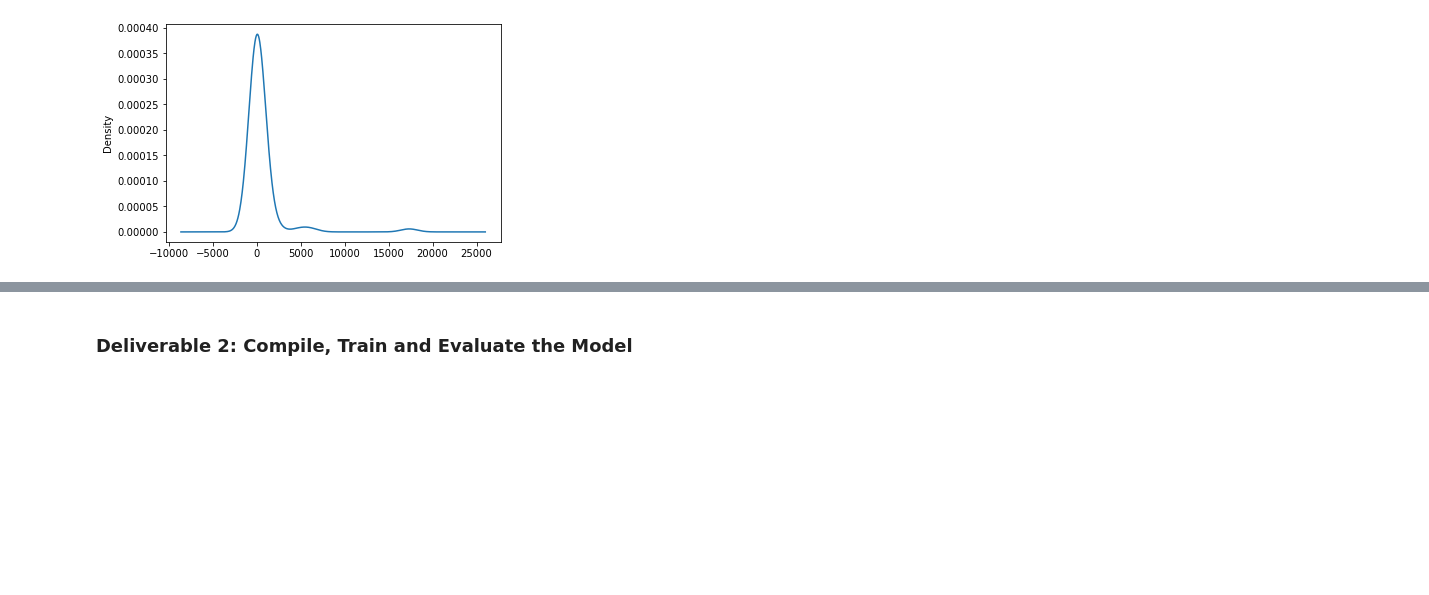
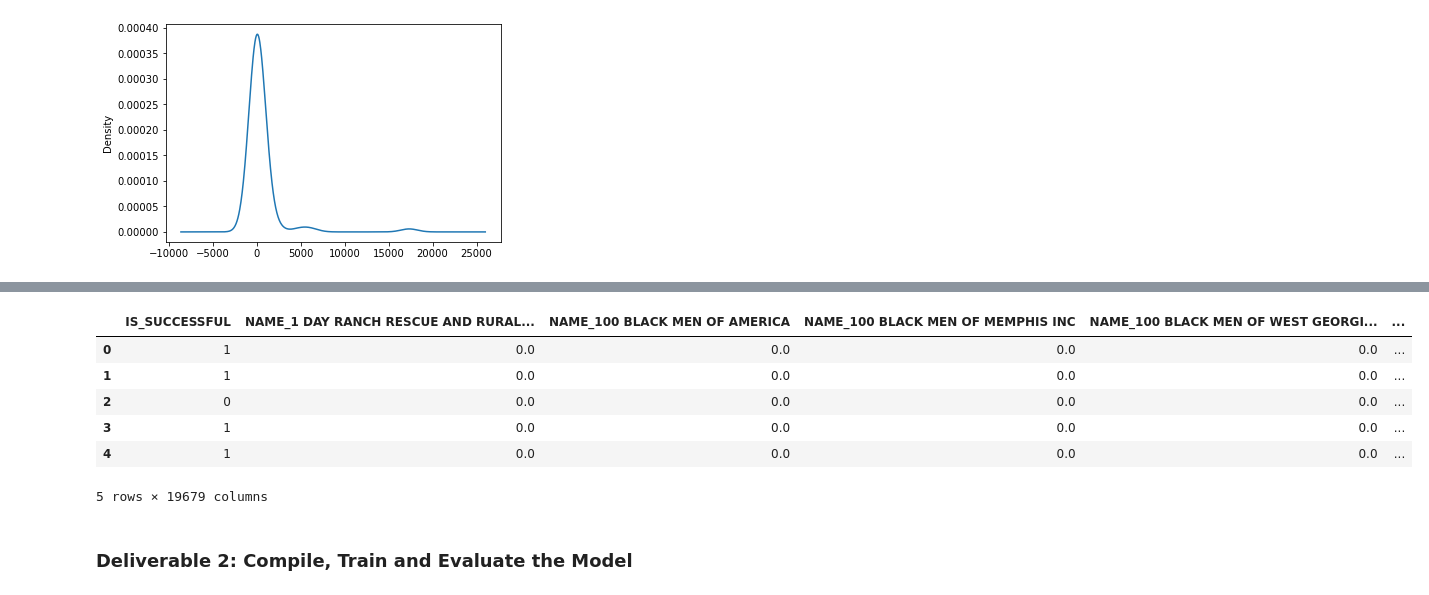
Before and after one commit to kojo0501/Neural_Network_Charity_Analysis, a Jupyter notebook: AlphabetSoupCharity_Optimization.ipynb, the cells around one changed output, grey strips where cells are left out. Saved outputs shown, nothing was run; the diff lists cells and outputs as text; code cells hidden in the pictures; blank space fills up the shorter version.

```diff
--- a/AlphabetSoupCharity_Optimization.ipynb
+++ b/AlphabetSoupCharity_Optimization.ipynb
@@ -191,8 +206,16 @@ Index(['APPLICATION_TYPE', 'AFFILIATION', 'CLASSIFICATION', 'USE_CASE',
 # encode_df.columns = enc.get_feature_names(['Country'])
 # encode_df.head()
 # %%
-#temp = temp.drop(["APPLICATION_TYPE_Other","CLASSIFICATION_Other"], axis=1)
-#temp.head()
+temp = temp.drop(["APPLICATION_TYPE_Other","CLASSIFICATION_Other"], axis=1)
+temp.head()
+# %% [output]
+|  | IS_SUCCESSFUL | NAME_1 DAY RANCH RESCUE AND RURAL... | NAME_100 BLACK MEN OF AMERICA | NAME_100 BLACK MEN OF MEMPHIS INC | NAME_100 BLACK MEN OF WEST GEORGI... | ... |
+| 0 | 1 | 0.0 | 0.0 | 0.0 | 0.0 | ... |
+| 1 | 1 | 0.0 | 0.0 | 0.0 | 0.0 | ... |
+| 2 | 0 | 0.0 | 0.0 | 0.0 | 0.0 | ... |
+| 3 | 1 | 0.0 | 0.0 | 0.0 | 0.0 | ... |
+| 4 | 1 | 0.0 | 0.0 | 0.0 | 0.0 | ... |
+5 rows × 19679 columns
 # %%
 # Split our preprocessed data into our features and target arrays
 y = temp["IS_SUCCESSFUL"].values
```
Also changed, not shown: parts of 16 cells of this notebook, 25 other files.
